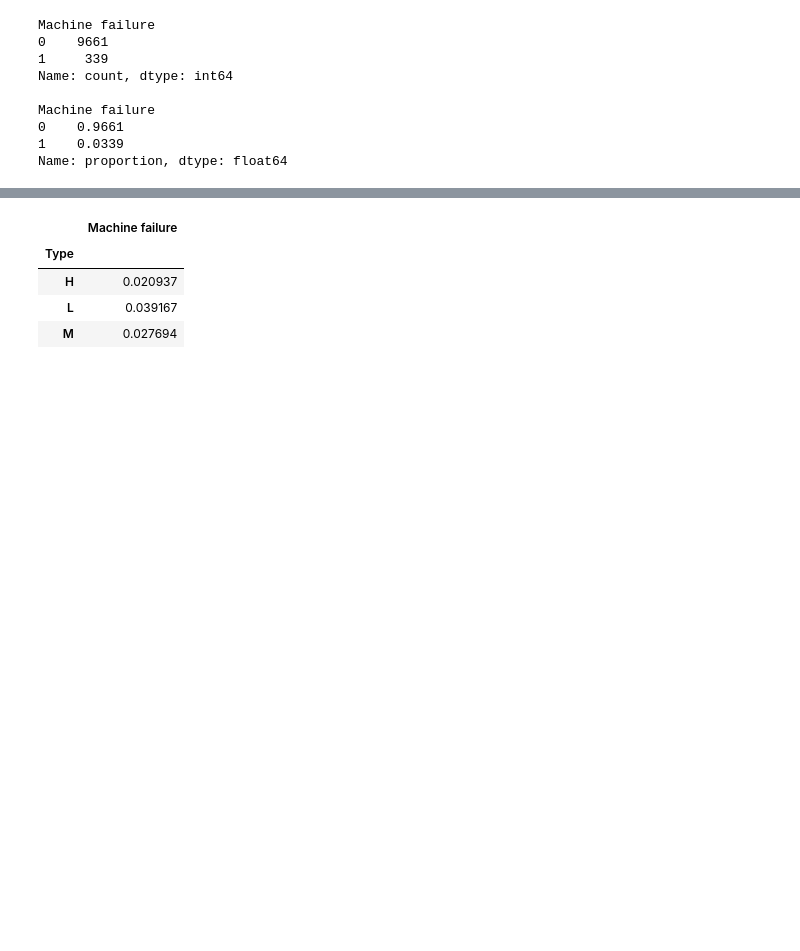
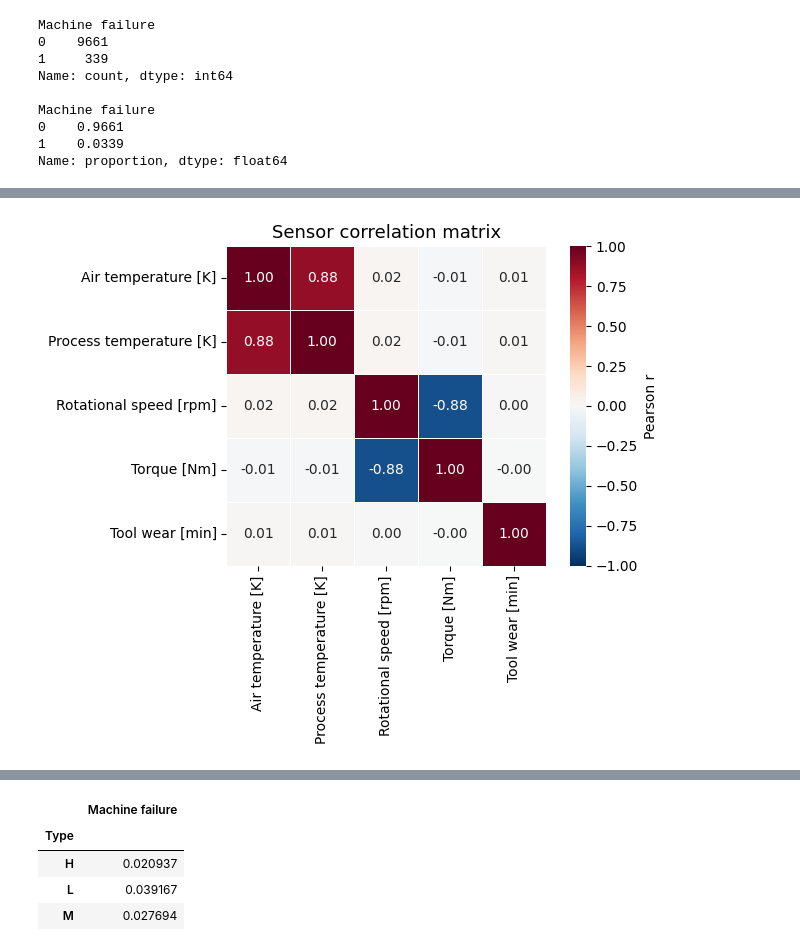
Before and after one commit to s32ol/predictive-maintenance-ai4i, a Jupyter notebook: 02_modeling.ipynb, the cells around one changed output, grey strips where cells are left out. Drawn from its saved outputs; the diff is of its cells as text; code cells hidden in the pictures; blank space fills up the shorter version.

```diff
--- a/02_modeling.ipynb
+++ b/02_modeling.ipynb
@@ -65,0 +156,13 @@ df[sensor_cols].corr().round(2)
+# %%
+import seaborn as sns
+import matplotlib.pyplot as plt
+
+corr = df[sensor_cols].corr()
+
+fig, ax = plt.subplots(figsize=(7, 5.5))
+sns.heatmap(corr, annot=True, fmt='.2f', cmap='RdBu_r', center=0, vmin=-1, vmax=1, square=True, linewidths=0.5, cbar_kws={'label': 'Pearson r'}, ax=ax)
+ax.set_title('Sensor correlation matrix', fontsize=13)
+plt.tight_layout()
+plt.show()
+# %% [output]
+[figure, added]
```
Also changed, not shown: parts of 37 cells of this notebook.
